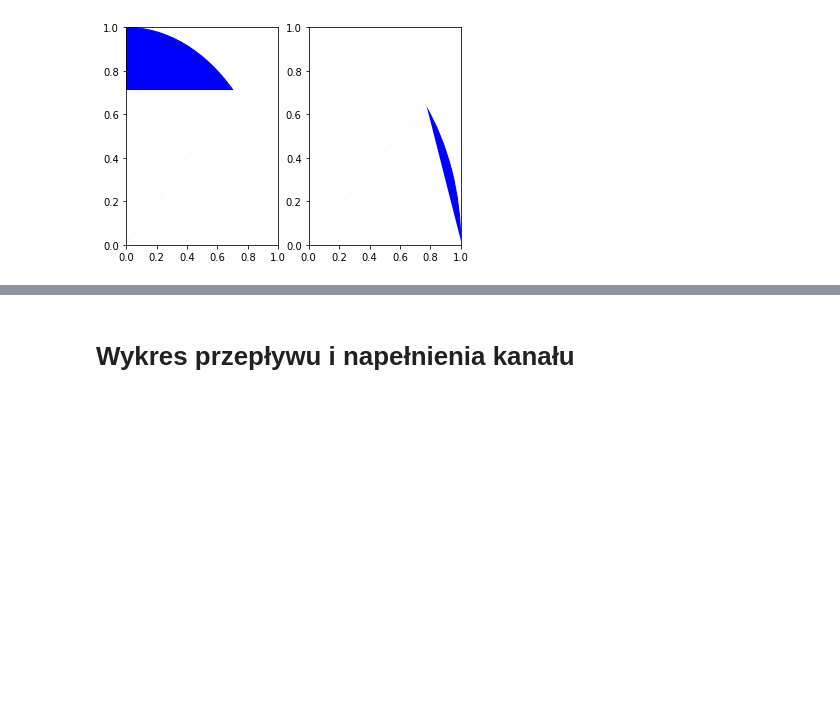
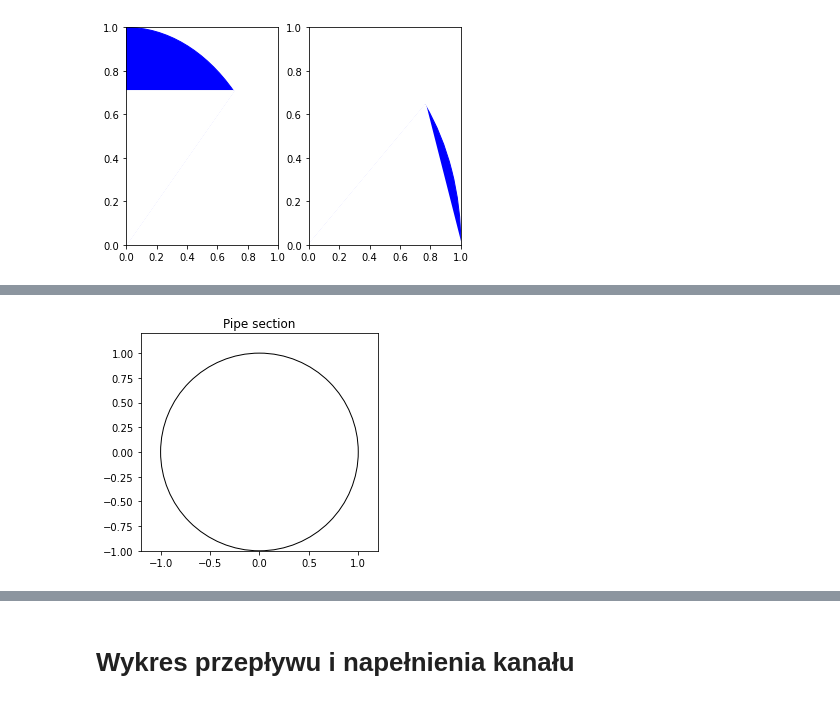
Before and after one commit to BuczynskiRafal/pipe_calculations, a Jupyter notebook: Pipe_drop.ipynb, the cells around one changed output, grey strips where cells are left out. Cells and saved outputs as stored; diff of their text form; code cells hidden in the pictures; blank space fills up the shorter version.

```diff
--- a/Pipe_drop.ipynb
+++ b/Pipe_drop.ipynb
@@ -257,0 +288,19 @@ filled_arc((0,0), 1, 0, 40, ax[1], "blue")
+# %%
+import numpy as np
+import matplotlib.pyplot as plt
+
+
+def draw_pipe_section(h=0, d=2):
+    radius = d / 2
+
+    figure, axes = plt.subplots(1, 1)
+    axes.axis([-radius - 0.2, radius + 0.2, -radius, radius + 0.2])
+    draw_circle = plt.Circle((0, 0), radius, fill=False)
+
+    axes.set_aspect(1)
+    axes.add_artist(draw_circle)
+    plt.title('Pipe section')
+    plt.show()
+draw_pipe_section()
+# %% [output]
+[figure, added]
```
Also changed, not shown: parts of 4 cells of this notebook.
